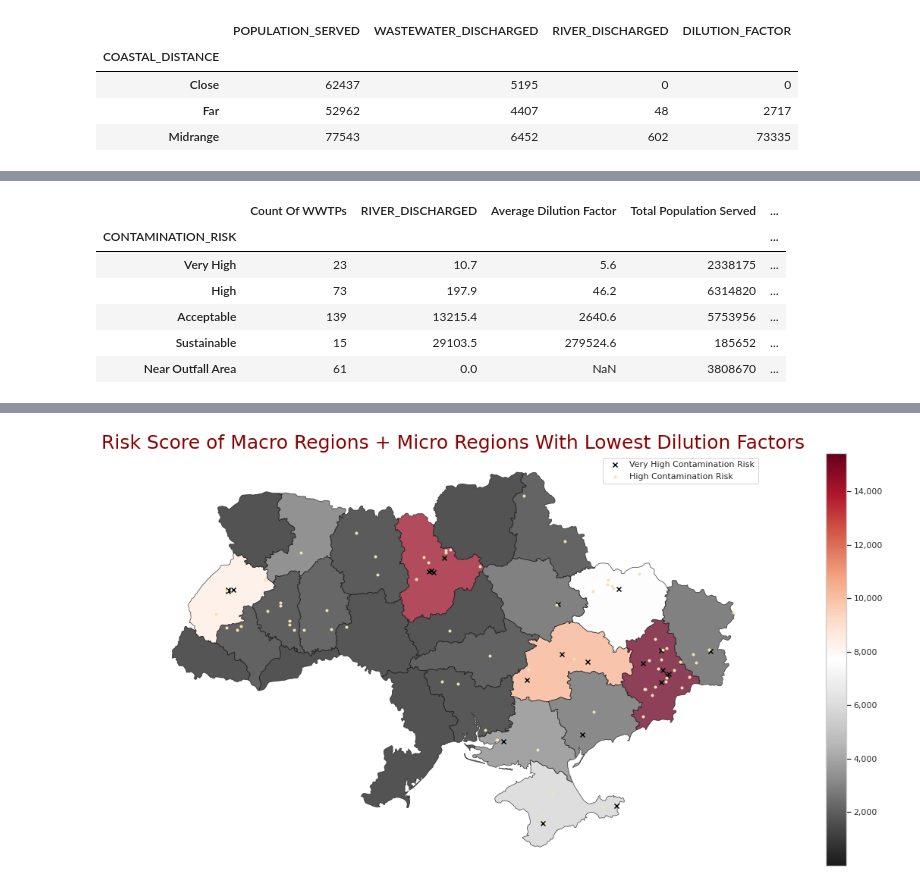
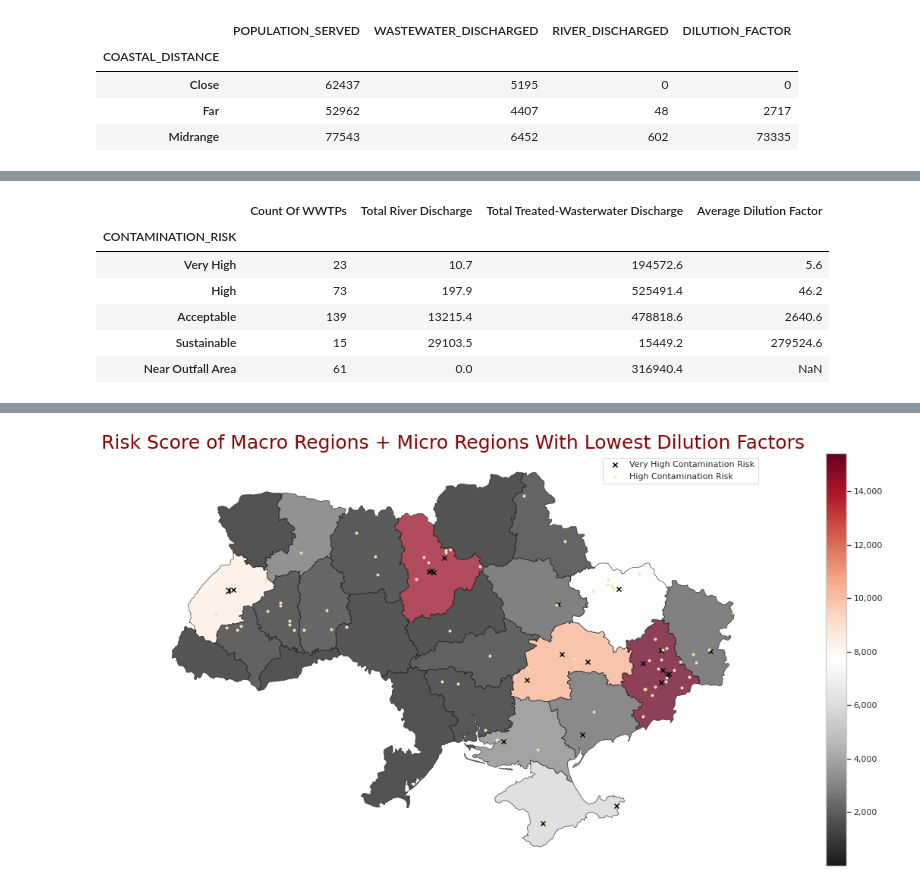
Before and after one commit to juanrassis/python_projects, a Jupyter notebook: GeospatialAnalysis_WaterManagement_Ukraine.ipynb, the cells around one changed output, grey strips where cells are left out. Drawn from its saved outputs; the diff is of its cells as text; code cells hidden in the pictures.

```diff
--- a/GeospatialAnalysis_WaterManagement_Ukraine.ipynb
+++ b/GeospatialAnalysis_WaterManagement_Ukraine.ipynb
@@ -604,14 +597,0 @@ Risk Score =   Population Served ÷ Dilution Factor
-# %%
-# [RISK SCORE]
-Dataframe = Dataframe.assign(RISK_SCORE=lambda x: (x['POPULATION_SERVED'] / x['DILUTION_FACTOR']) / 10)
-Dataframe['RISK_SCORE'] = Dataframe['RISK_SCORE'].round(2)
-
-# Binning a variable with uneven distribution and specifying the labels
-bins = pd.cut(Dataframe['RISK_SCORE'], bins=5, labels=['All Others', 'Medium', 'High', 'Very High','Extreme High'])
-
-# Binning a variable with uneven distribution and specifying the labels
-Dataframe.groupby(bins
-                 ).agg({'WWTP_ID': 'count', 'POPULATION_SERVED': 'mean', 'DILUTION_FACTOR': 'mean', 'RISK_SCORE': 'mean'}
-                 ).rename(columns={'WWTP_ID': 'Count Of WWTPs', 'POPULATION_SERVED': 'Total Population Served',
-                                   'DILUTION_FACTOR': 'Average Dilution Factor', 'RISK_SCORE': 'Average Risk Score'}
-                 ).sort_values('Average Risk Score', ascending=False).astype(int)
@@ -633,16 +603,21 @@ That being said,
 # %%
-#@title Query Dilution Factor Group
+# Binning the DF based on specific conditions
+Dataframe['CONTAMINATION_RISK'] = Dataframe['DILUTION_FACTOR'].apply(lambda x: 'Very High'   if x <10
+                                                                          else 'High'        if x >= 10  and x <= 100
+                                                                          else 'Acceptable'  if x >= 101  and x <= 50_000
+                                                                          else 'Sustainable' if x >= 50_001
+                                                                          else 'Near Outfall Area')
 # Grouping the DataFrame by the 'RISK_GROUP' column and aggregating the other variables
 Dataframe.groupby('CONTAMINATION_RISK'
-                 ).agg({'CONTAMINATION_RISK': 'count', 'RIVER_DISCHARGED': 'sum', 'DILUTION_FACTOR': 'mean', 'POPULATION_SERVED': 'sum', 'RISK_SCORE': 'mean'}
+                 ).agg({'CONTAMINATION_RISK': 'count', 'RIVER_DISCHARGED': 'sum', 'WASTEWATER_DISCHARGED': 'sum', 'DILUTION_FACTOR': 'mean'}
                  ).rename(columns={'CONTAMINATION_RISK': 'Count Of WWTPs', 'DILUTION_FACTOR': 'Average Dilution Factor',
-                                   'POPULATION_SERVED': 'Total Population Served', 'RISK_SCORE': 'Average Risk Score'}
+                                   'RIVER_DISCHARGED': 'Total River Discharge', 'WASTEWATER_DISCHARGED': 'Total Treated-Wasterwater Discharge'}
                  ).sort_values('Average Dilution Factor').round(1)
 # %% [output]
-|  | Count Of WWTPs | RIVER_DISCHARGED | Average Dilution Factor | Total Population Served | ... |
-| CONTAMINATION_RISK |  |  |  |  | ... |
-| Very High | 23 | 10.7 | 5.6 | 2338175 | ... |
-| High | 73 | 197.9 | 46.2 | 6314820 | ... |
-| Acceptable | 139 | 13215.4 | 2640.6 | 5753956 | ... |
-| Sustainable | 15 | 29103.5 | 279524.6 | 185652 | ... |
-| Near Outfall Area | 61 | 0.0 | NaN | 3808670 | ... |
+|  | Count Of WWTPs | Total River Discharge | Total Treated-Wasterwater Discharge | Average Dilution Factor |
+| CONTAMINATION_RISK |  |  |  |  |
+| Very High | 23 | 10.7 | 194572.6 | 5.6 |
+| High | 73 | 197.9 | 525491.4 | 46.2 |
+| Acceptable | 139 | 13215.4 | 478818.6 | 2640.6 |
+| Sustainable | 15 | 29103.5 | 15449.2 | 279524.6 |
+| Near Outfall Area | 61 | 0.0 | 316940.4 | NaN |
```
Also changed, not shown: parts of 55 cells of this notebook.
